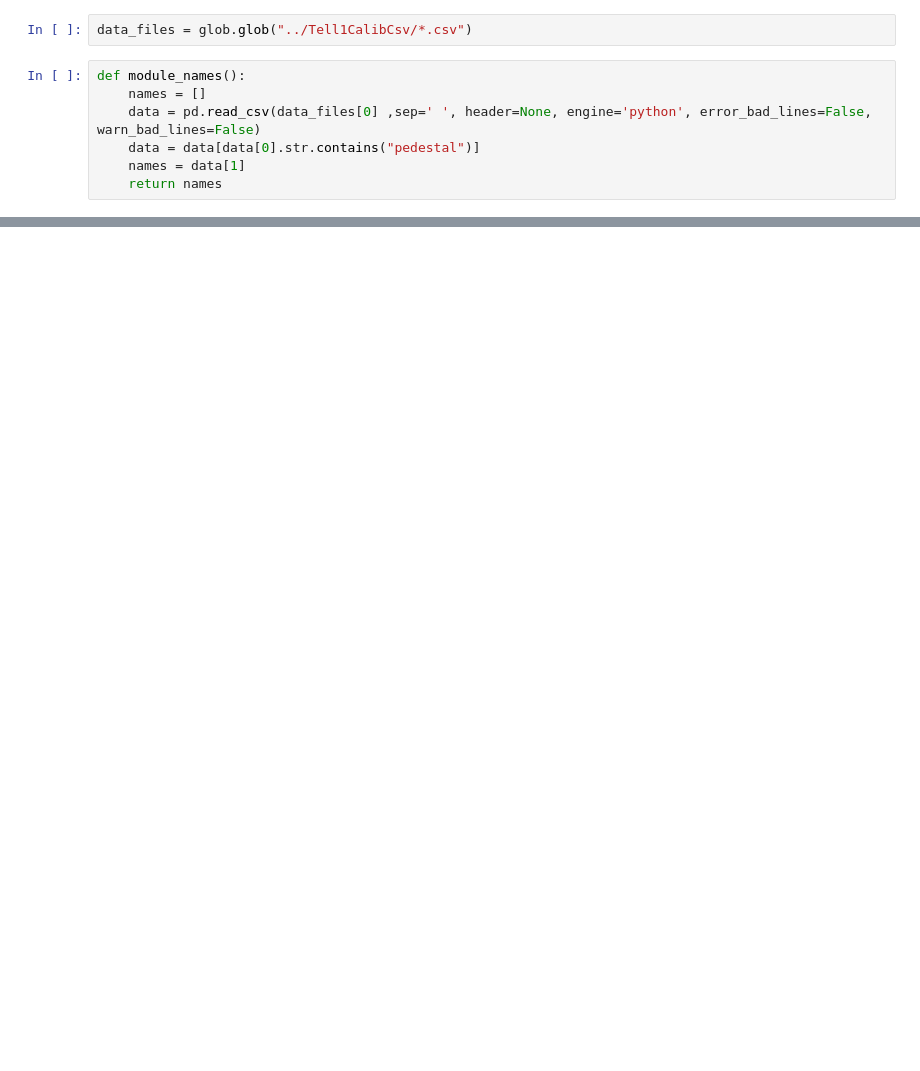
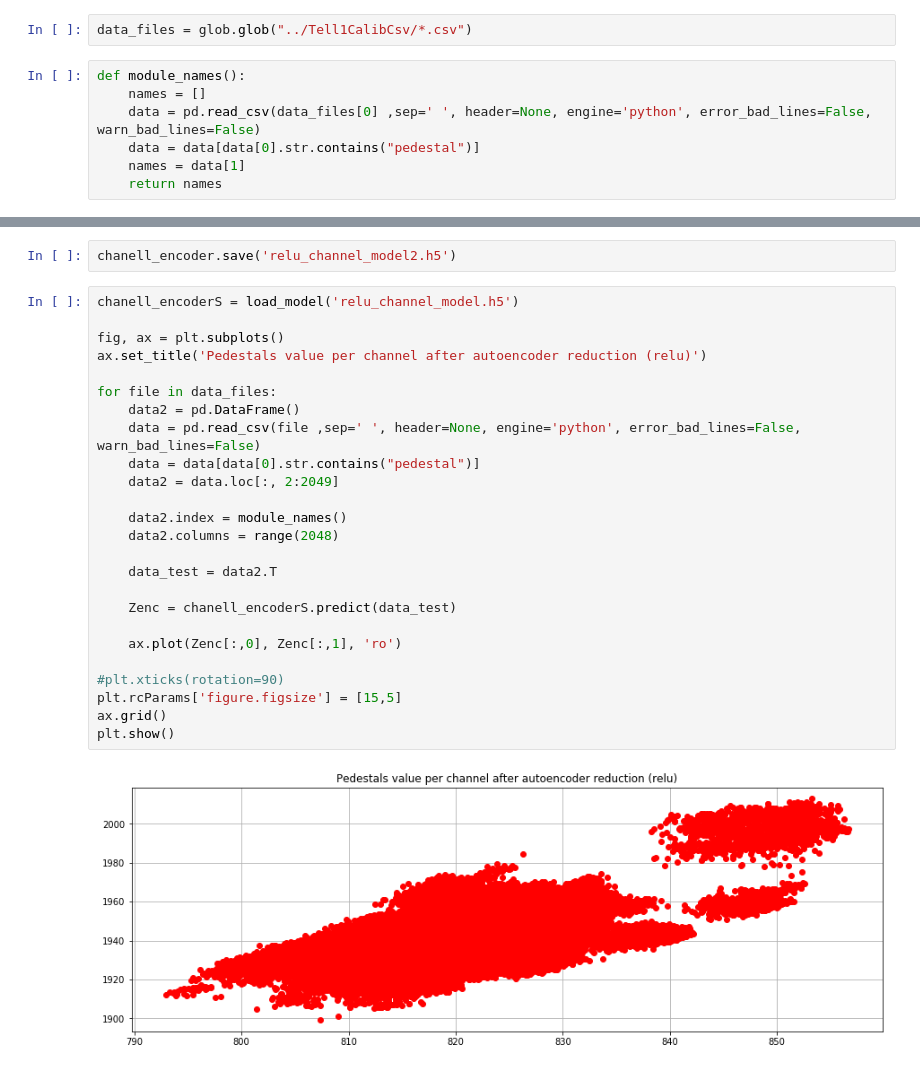
Before and after one commit to Czerwooonka/pracaMagisterska-WizualizacjaDanych, a Jupyter notebook: Autoenkodery/Pedestals.ipynb, the cells around one changed output, grey strips where cells are left out. Saved outputs shown, nothing was run; the diff lists cells and outputs as text; blank space fills up the shorter version.

```diff
--- a/Autoenkodery/Pedestals.ipynb
+++ b/Autoenkodery/Pedestals.ipynb
@@ -2039,0 +228,29 @@ plt.show()
+# %%
+chanell_encoder.save('relu_channel_model2.h5')
+# %%
+chanell_encoderS = load_model('relu_channel_model.h5')
+
+fig, ax = plt.subplots()
+ax.set_title('Pedestals value per channel after autoencoder reduction (relu)')
+
+for file in data_files:
+    data2 = pd.DataFrame()
+    data = pd.read_csv(file ,sep=' ', header=None, engine='python', error_bad_lines=False, warn_bad_lines=False)
+    data = data[data[0].str.contains("pedestal")]
+    data2 = data.loc[:, 2:2049]
+
+    data2.index = module_names()
+    data2.columns = range(2048)
+
+    data_test = data2.T
+
+    Zenc = chanell_encoderS.predict(data_test)
+
+    ax.plot(Zenc[:,0], Zenc[:,1], 'ro')
+
+#plt.xticks(rotation=90)
+plt.rcParams['figure.figsize'] = [15,5]
+ax.grid()
+plt.show()
+# %% [output]
+[figure, added]
```
Also changed, not shown: parts of 90 cells of this notebook, 1 other file.
